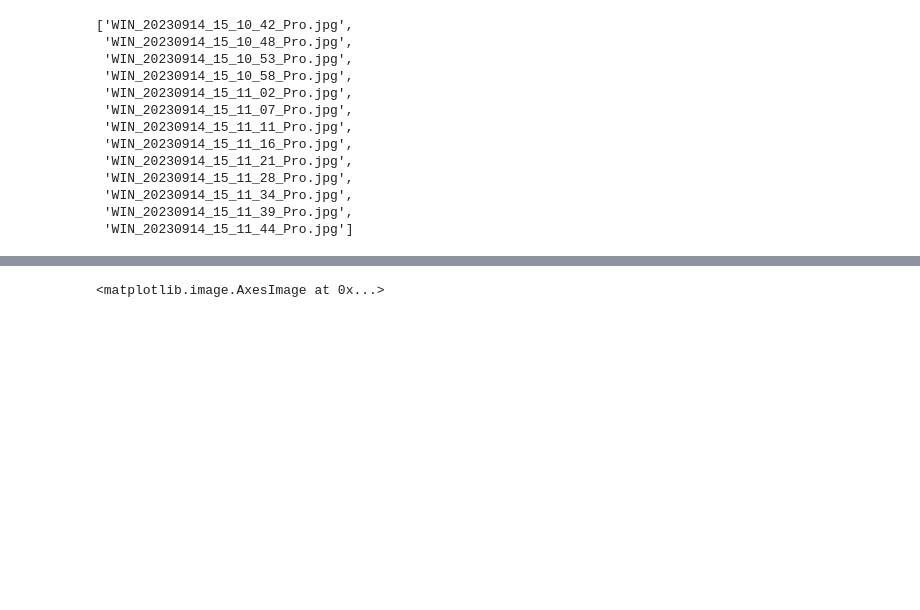
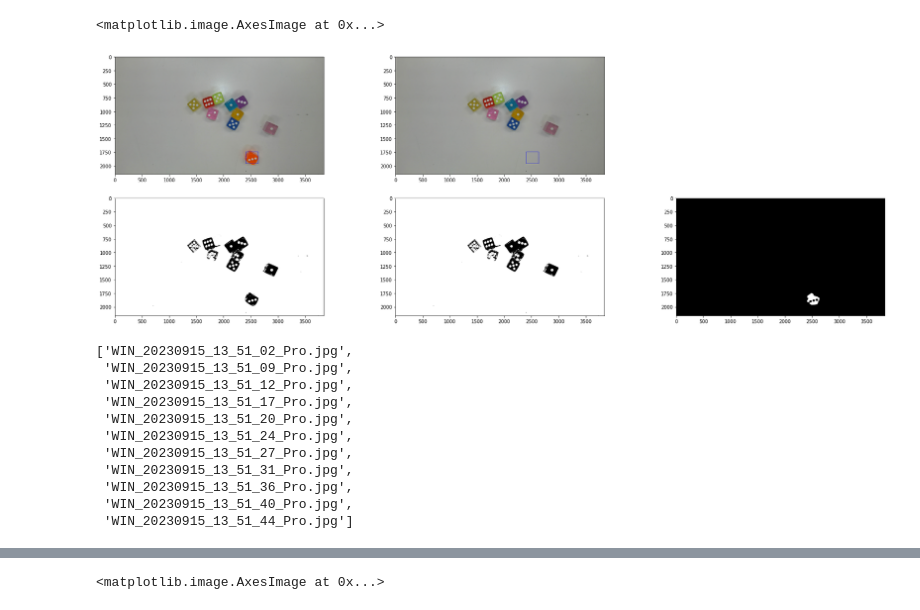
Before and after one commit to naoya1110/easy-yolo-annotation, a Jupyter notebook: test.ipynb, the cells around one changed output, grey strips where cells are left out. Saved outputs shown, nothing was run; the diff lists cells and outputs as text; code cells hidden in the pictures; blank space fills up the shorter version.

```diff
--- a/test.ipynb
+++ b/test.ipynb
@@ -154,23 +98,74 @@ def find_bbox_from_two_imgs(img_before_bgr, img_after_bgr, threshold=70, kernel_
         plt.tight_layout()
 
     return left, right, top, bottom
+# %%
+idx = 0
+img_before_bgr = cv2.imread(os.path.join(data_dir, filenames[idx]))
+img_after_bgr = cv2.imread(os.path.join(data_dir, filenames[idx+1]))
+
+# グレースケール化
+img_before_gray = cv2.cvtColor(img_before_bgr, cv2.COLOR_BGR2GRAY)
+img_after_gray = cv2.cvtColor(img_after_bgr, cv2.COLOR_BGR2GRAY)
+
+# 2値化
+threshold = 110
+ret, img_before_binary = cv2.threshold(img_before_gray, threshold, 255, cv2.THRESH_BINARY)
+ret, img_after_binary = cv2.threshold(img_after_gray, threshold, 255, cv2.THRESH_BINARY)
+
+# 差分
+img_sub_binary = img_after_binary - img_before_binary
+
+## Opening & Closing
+# カーネル（フィルタ）を定義します
+kernel_size = (20, 20)  # カーネルのサイズを設定します
+kernel = np.ones(kernel_size, np.uint8)  # 5x5の全要素が1の行列を作成します
+# Opening処理を適用します
+img_sub_binary = cv2.morphologyEx(img_sub_binary, cv2.MORPH_OPEN, kernel)
+# Closing処理を適用します
+img_sub_binary = cv2.morphologyEx(img_sub_binary, cv2.MORPH_CLOSE, kernel)
+
+left, right, top, bottom = find_bbox_coordinates(img_sub_binary)
+
+cv2.rectangle(img_before_bgr, (left, top), (right, bottom), color=(255, 0, 0), thickness=3)
+cv2.rectangle(img_after_bgr, (left, top), (right, bottom), color=(255, 0, 0), thickness=3)
+
+img_before_rgb = cv2.cvtColor(img_before_bgr, cv2.COLOR_BGR2RGB)
+img_after_rgb = cv2.cvtColor(img_after_bgr, cv2.COLOR_BGR2RGB)
+
+plt.figure(figsize=(30, 10))
+
+plt.subplot(2,3,1)
+plt.imshow(img_before_rgb)
+
+plt.subplot(2,3,2)
+plt.imshow(img_after_rgb)
+
+plt.subplot(2,3,4)
+plt.imshow(img_before_binary, cmap="gray")
+
+plt.subplot(2,3,5)
+plt.imshow(img_after_binary, cmap="gray")
+
+plt.subplot(2,3,6)
+plt.imshow(img_sub_binary, cmap="gray")
+# %% [output]
+<matplotlib.image.AxesImage at 0x...>
+[figure, added]
 # %%
-data_dir = "dataset/sample1"
+data_dir = "dataset/sample5"
 filenames = sorted(os.listdir(data_dir))
 filenames
 # %% [output]
-['WIN_20230914_15_10_42_Pro.jpg',
- 'WIN_20230914_15_10_48_Pro.jpg',
- 'WIN_20230914_15_10_53_Pro.jpg',
- 'WIN_20230914_15_10_58_Pro.jpg',
- 'WIN_20230914_15_11_02_Pro.jpg',
- 'WIN_20230914_15_11_07_Pro.jpg',
- 'WIN_20230914_15_11_11_Pro.jpg',
- 'WIN_20230914_15_11_16_Pro.jpg',
- 'WIN_20230914_15_11_21_Pro.jpg',
- 'WIN_20230914_15_11_28_Pro.jpg',
- 'WIN_20230914_15_11_34_Pro.jpg',
- 'WIN_20230914_15_11_39_Pro.jpg',
- 'WIN_20230914_15_11_44_Pro.jpg']
+['WIN_20230915_13_51_02_Pro.jpg',
+ 'WIN_20230915_13_51_09_Pro.jpg',
+ 'WIN_20230915_13_51_12_Pro.jpg',
+ 'WIN_20230915_13_51_17_Pro.jpg',
+ 'WIN_20230915_13_51_20_Pro.jpg',
+ 'WIN_20230915_13_51_24_Pro.jpg',
+ 'WIN_20230915_13_51_27_Pro.jpg',
+ 'WIN_20230915_13_51_31_Pro.jpg',
+ 'WIN_20230915_13_51_36_Pro.jpg',
+ 'WIN_20230915_13_51_40_Pro.jpg',
+ 'WIN_20230915_13_51_44_Pro.jpg']
 # %%
 ## 二枚の画像から1つのbboxを検出
```
Also changed, not shown: parts of 5 cells of this notebook, 40 other files.
